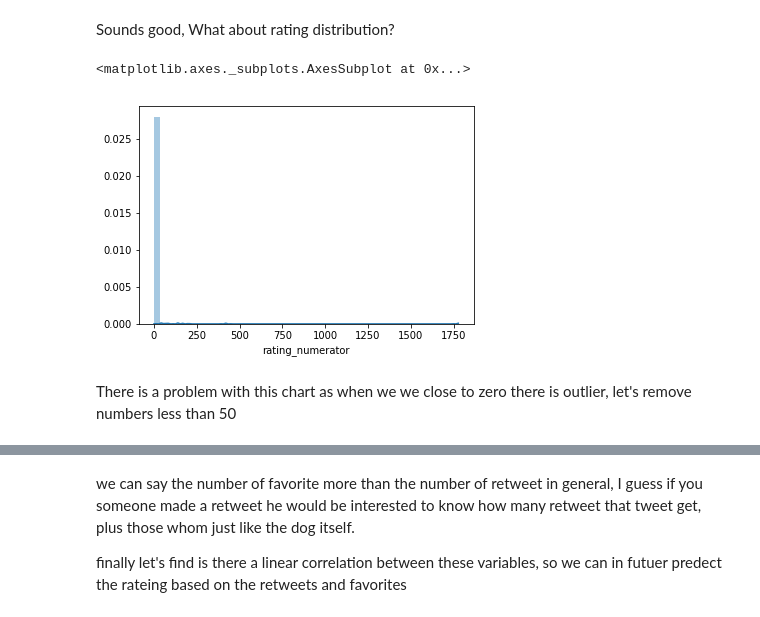
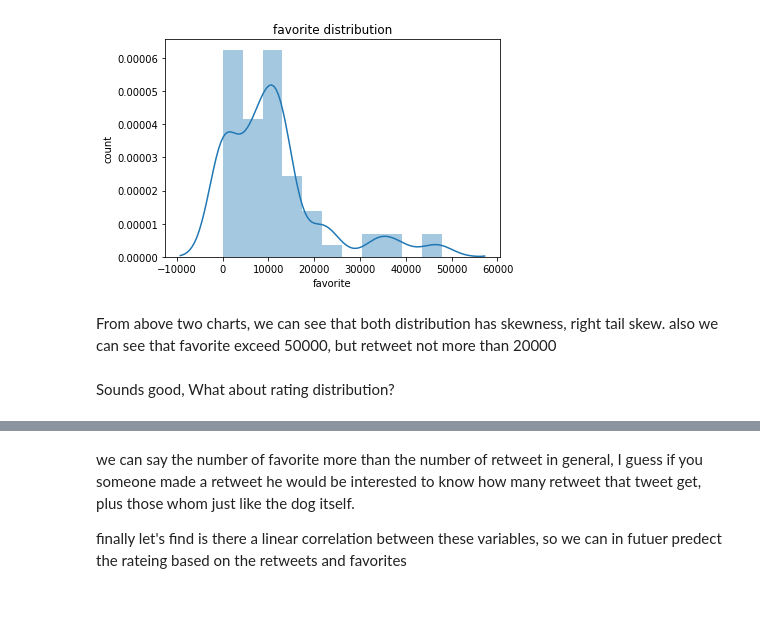
Before and after one commit to 3zcs/Data_Wrangling_And_Analyzing, a Jupyter notebook: act_report.ipynb, the cells around one changed output, grey strips where cells are left out. Cells and saved outputs as stored; diff of their text form; code cells hidden in the pictures.

```diff
--- a/act_report.ipynb
+++ b/act_report.ipynb
@@ -23,9 +52,11 @@ sns.distplot(tweets_df.favorite_count)
+# %%
+fig = sns.distplot(tweets_df.favorite_count).set_title("favorite distribution")
+plt.xlabel('favorite')
+plt.ylabel('count')
+plt.show(fig)
+# %% [output]
+[figure, added]
+# %% [markdown]
+From above two charts, we can see that both distribution has skewness, right tail skew. also we can see that favorite exceed 50000, but retweet not more than 20000
 # %% [markdown]
 Sounds good, What about rating distribution?
-# %%
-sns.distplot(tweets_df.rating_numerator)
-# %% [output]
-<matplotlib.axes._subplots.AxesSubplot at 0x...>
-[figure, removed]
-# %% [markdown]
-There is a problem with this chart as when we we close to zero there is outlier, let's remove numbers less than 50
```
Also changed, not shown: parts of 16 cells of this notebook, 4 other files.
